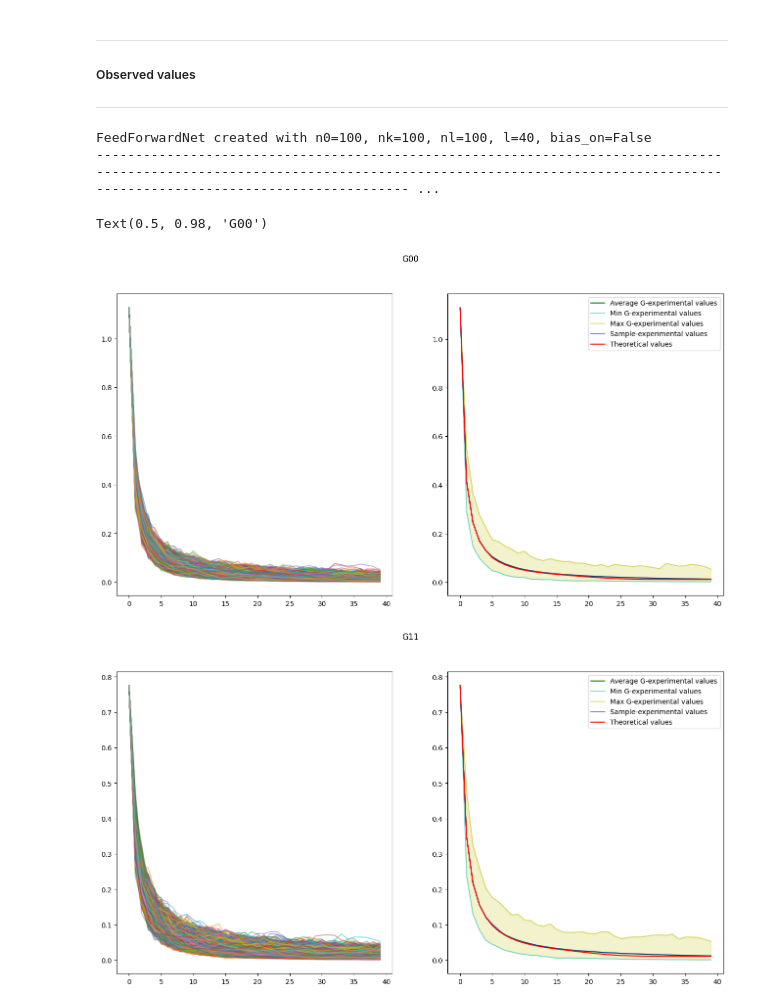
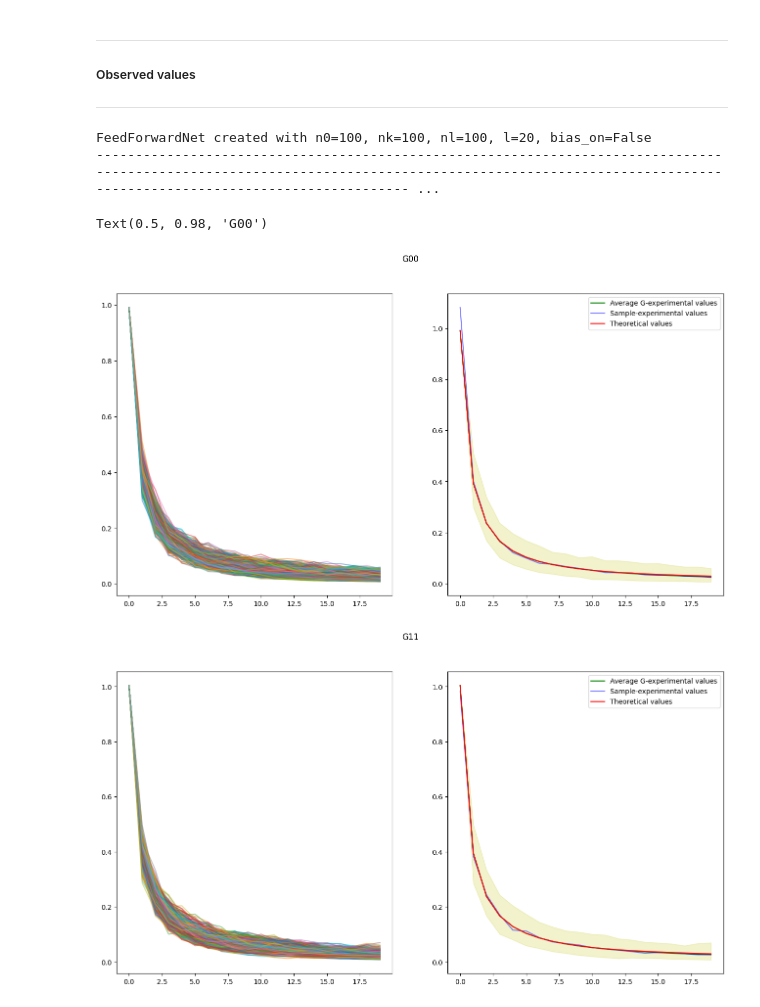
Before and after one commit to vkmbox/Ml-readinggroup, a Jupyter notebook: Roberts_Yaida/chapter5/init_distribution_recursion_ffn_tanh.ipynb, the cells around one changed output. Saved outputs shown, nothing was run; the diff lists cells and outputs as text; code cells hidden in the pictures.

```diff
--- a/Roberts_Yaida/chapter5/init_distribution_recursion_ffn_tanh.ipynb
+++ b/Roberts_Yaida/chapter5/init_distribution_recursion_ffn_tanh.ipynb
@@ -48,13 +48,20 @@ Creating FFN, initialising trainset and variance coefficients:
     nl: # dimension of output layer
     ln: # number of layers
     nd: # number of points in train-set'''
-n0,nk,nl,ln=100,100,100,40
+n0,nk,nl,ln=100,100,100,20
 nd=2
 
 CONST_M1=2
 CONST_M2=2
 
-xx = np.random.normal(size=(n0, nd)).astype(np.float32)
+AA = 1/(np.sqrt(n0))*(np.eye(n0)/10+np.random.normal(size=(n0, n0)))
+#print(AA)
+xx = np.dot(AA, np.random.normal(size=(n0, nd)).astype(np.float32))
+#print(xx)
+print(np.cov(xx[:,0],xx[:,1]))
+#xxx = np.dot(AA, xx)
+#print(xxx)
+#print(np.cov(xxx[:,0],xxx[:,1]))
 
 '''Cb and Cw constants'''
 cb, cw = 0, 1
@@ -302,7 +325,7 @@ Calculation for for theoretical values finished
 ##### Observed values
 ***
 # %%
-experiments_number = 10000
+experiments_number = 1000
 #Callback
 #To save each layer preactivation
 z0_records = []
@@ -353,37 +376,37 @@ z0records = np.asarray(z0_records)
 if (nd > 1):
     z1records = np.asarray(z1_records)
 # %% [output]
-FeedForwardNet created with n0=100, nk=100, nl=100, l=40, bias_on=False
+FeedForwardNet created with n0=100, nk=100, nl=100, l=20, bias_on=False
 -------------------------------------------------------------------------------------------------------------------------------------------------------------------------------------------------------- ...
 # %%
-fig, (ax1, ax2) = plt.subplots(1, 2, figsize=(16, 8))
+fig, (ax1, ax2) = plt.subplots(1, 2, figsize=(25, 8))
 
 for i, Gs in enumerate(G00_records):
     ax1.plot(Gs, alpha=0.5, label=f"experiment {i}")
 
 cord_x = np.arange(0, len(G00_records[0]))
 G00_max = np.max(G00_records, axis=0)
 G00_min = np.min(G00_records, axis=0)
 G00_avg = np.average(G00_records, axis=0)
 G00_sample = []
 for xx in cord_x:
     G00_sample.append(np.cov(z0records[:,xx],z0records[:,xx])[0,1])
 
 ax2.plot(G00_avg, color='g', label=f"Average G-experimental values")
-ax2.plot(G00_min, color='c', alpha=0.5, label=f"Min G-experimental values")
-ax2.plot(G00_max, color='y', alpha=0.5, label=f"Max G-experimental values")
+#ax2.plot(G00_min, color='c', alpha=0.5, label=f"Min G-experimental values")
+#ax2.plot(G00_max, color='y', alpha=0.5, label=f"Max G-experimental values")
 ax2.plot(G00_sample, color='b', alpha=0.5, label=f"Sample-experimental values")
 ax2.plot(matrix_GG_bottom[:,0,0], color='r', label=f"Theoretical values")
 ax2.fill_between(x=cord_x, y1=G00_min, y2=G00_max, color='y', alpha=.2)
 ax2.legend()
 
 fig.suptitle("G00")
 # %% [output]
 Text(0.5, 0.98, 'G00')
-[figure, old version]
+[figure, new version]
 # %%
 if (nd > 1):
-    fig, (ax1, ax2) = plt.subplots(1, 2, figsize=(16, 8))
+    fig, (ax1, ax2) = plt.subplots(1, 2, figsize=(25, 8))
 
     for i, Gs in enumerate(G11_records):
         ax1.plot(Gs, alpha=0.5, label=f"experiment {i}")
@@ -397,8 +420,8 @@ if (nd > 1):
         G11_sample.append(np.cov(z1records[:,xx],z1records[:,xx])[0,1])
 
     ax2.plot(G11_avg, color='g', label=f"Average G-experimental values")
-    ax2.plot(G11_min, color='c', alpha=0.5, label=f"Min G-experimental values")
-    ax2.plot(G11_max, color='y', alpha=0.5, label=f"Max G-experimental values")
+    #ax2.plot(G11_min, color='c', alpha=0.5, label=f"Min G-experimental values")
+    #ax2.plot(G11_max, color='y', alpha=0.5, label=f"Max G-experimental values")
     ax2.plot(G11_sample, color='b', alpha=0.5, label=f"Sample-experimental values")
     ax2.plot(matrix_GG_bottom[:,1,1], color='r', label=f"Theoretical values")
     ax2.fill_between(x=cord_x, y1=G11_min, y2=G11_max, color='y', alpha=.2)
@@ -408,6 +431,6 @@ if (nd > 1):
 else:
     print("G11 calculation skipped")
 # %% [output]
-[figure, old version]
+[figure, new version]
 # %%
 if (nd > 1):
```
Also changed, not shown: parts of 7 cells of this notebook.
